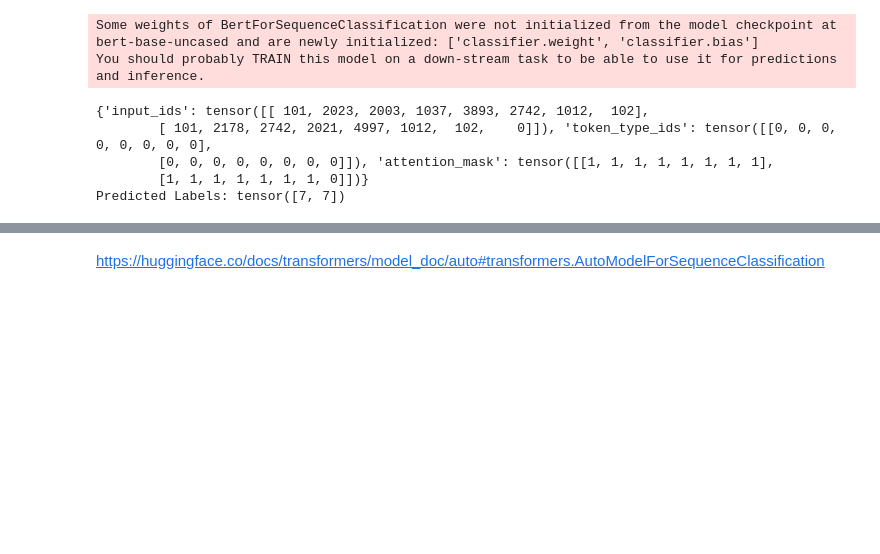
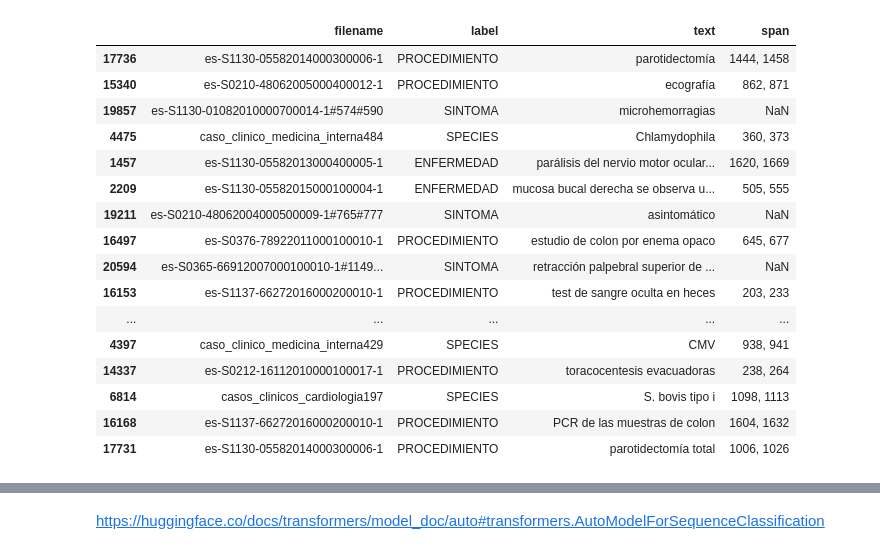
Before and after one commit to nlp4bia-bsc/KeyCARE, a Jupyter notebook: nbs/sketch_class.ipynb, the cells around one changed output, grey strips where cells are left out. Saved outputs shown, nothing was run; the diff lists cells and outputs as text; code cells hidden in the pictures; blank space fills up the shorter version.

```diff
--- a/nbs/sketch_class.ipynb
+++ b/nbs/sketch_class.ipynb
@@ -21,38 +1,36 @@ Requirement already satisfied: urllib3<3,>=1.21.1 in /mnt/c/Users/Sergi/Document
-# %%
-from transformers import BertTokenizer, BertForSequenceClassification
-import torch
-
-# Load the tokenizer and model
-tokenizer = BertTokenizer.from_pretrained("bert-base-uncased")
-model = BertForSequenceClassification.from_pretrained("bert-base-uncased", num_labels=10, problem_type="multi_label_classification")
-
-# New data for prediction
-new_texts = ["This is a positive example.", "Another example but negative."]
-
-# Preprocess input data
-encoded_inputs = tokenizer(new_texts, padding=True, truncation=True, return_tensors="pt")
-print(encoded_inputs)
-
-# Make predictions
-with torch.no_grad():
-    model.eval()  # Set the model to evaluation mode
-    outputs = model(**encoded_inputs)
-
-# The model outputs a tuple. The first element contains the logits for each class.
-logits = outputs.logits
-
-# You can use softmax to get probabilities if needed
-probs = torch.softmax(logits, dim=-1)
-
-# Assuming you want to get the predicted labels
-predicted_labels = torch.argmax(logits, dim=-1)
-
-print("Predicted Labels:", predicted_labels)
-# %% [output]
-Some weights of BertForSequenceClassification were not initialized from the model checkpoint at bert-base-uncased and are newly initialized: ['classifier.weight', 'classifier.bias']
-You should probably TRAIN this model on a down-stream task to be able to use it for predictions and inference.
-{'input_ids': tensor([[ 101, 2023, 2003, 1037, 3893, 2742, 1012,  102],
-        [ 101, 2178, 2742, 2021, 4997, 1012,  102,    0]]), 'token_type_ids': tensor([[0, 0, 0, 0, 0, 0, 0, 0],
-        [0, 0, 0, 0, 0, 0, 0, 0]]), 'attention_mask': tensor([[1, 1, 1, 1, 1, 1, 1, 1],
-        [1, 1, 1, 1, 1, 1, 1, 0]])}
-Predicted Labels: tensor([7, 7])
+# %%
+import pandas as pd
+
+file_path = '/mnt/c/Users/Sergi/Desktop/BSC/traindata_classification.tsv'
+traindata = pd.read_csv(file_path, sep='\t')
+traindata = traindata.sample(frac=1, random_state=42)
+traindata_head = traindata.head(100)
+traindata_head = traindata_head[traindata_head["label"].isin(["SINTOMA","ENFERMEDAD","SPECIES","PROCEDIMIENTO"])]
+
+file_path = '/mnt/c/Users/Sergi/Desktop/BSC/testdata_classification.tsv'
+testdata = pd.read_csv(file_path, sep='\t')
+testdata = testdata.sample(frac=1, random_state=42)
+testdata_head = testdata.head(30)
+testdata_head = testdata_head[testdata_head["label"].isin(["SINTOMA","ENFERMEDAD","SPECIES","PROCEDIMIENTO"])]
+
+train_df = traindata_head
+test_df = testdata_head
+testdata_head
+# %% [output]
+|  | filename | label | text | span |
+| 17736 | es-S1130-05582014000300006-1 | PROCEDIMIENTO | parotidectomía | 1444, 1458 |
+| 15340 | es-S0210-48062005000400012-1 | PROCEDIMIENTO | ecografía | 862, 871 |
+| 19857 | es-S1130-01082010000700014-1#574#590 | SINTOMA | microhemorragias | NaN |
+| 4475 | caso_clinico_medicina_interna484 | SPECIES | Chlamydophila | 360, 373 |
+| 1457 | es-S1130-05582013000400005-1 | ENFERMEDAD | parálisis del nervio motor ocular... | 1620, 1669 |
+| 2209 | es-S1130-05582015000100004-1 | ENFERMEDAD | mucosa bucal derecha se observa u... | 505, 555 |
+| 19211 | es-S0210-48062004000500009-1#765#777 | SINTOMA | asintomático | NaN |
+| 16497 | es-S0376-78922011000100010-1 | PROCEDIMIENTO | estudio de colon por enema opaco | 645, 677 |
+| 20594 | es-S0365-66912007000100010-1#1149... | SINTOMA | retracción palpebral superior de ... | NaN |
+| 16153 | es-S1137-66272016000200010-1 | PROCEDIMIENTO | test de sangre oculta en heces | 203, 233 |
+| ... | ... | ... | ... | ... |
+| 4397 | caso_clinico_medicina_interna429 | SPECIES | CMV | 938, 941 |
+| 14337 | es-S0212-16112010000100017-1 | PROCEDIMIENTO | toracocentesis evacuadoras | 238, 264 |
+| 6814 | casos_clinicos_cardiologia197 | SPECIES | S. bovis tipo i | 1098, 1113 |
+| 16168 | es-S1137-66272016000200010-1 | PROCEDIMIENTO | PCR de las muestras de colon | 1604, 1632 |
+| 17731 | es-S1130-05582014000300006-1 | PROCEDIMIENTO | parotidectomía total | 1006, 1026 |
```
Also changed, not shown: parts of 34 cells of this notebook, 17 other files.
